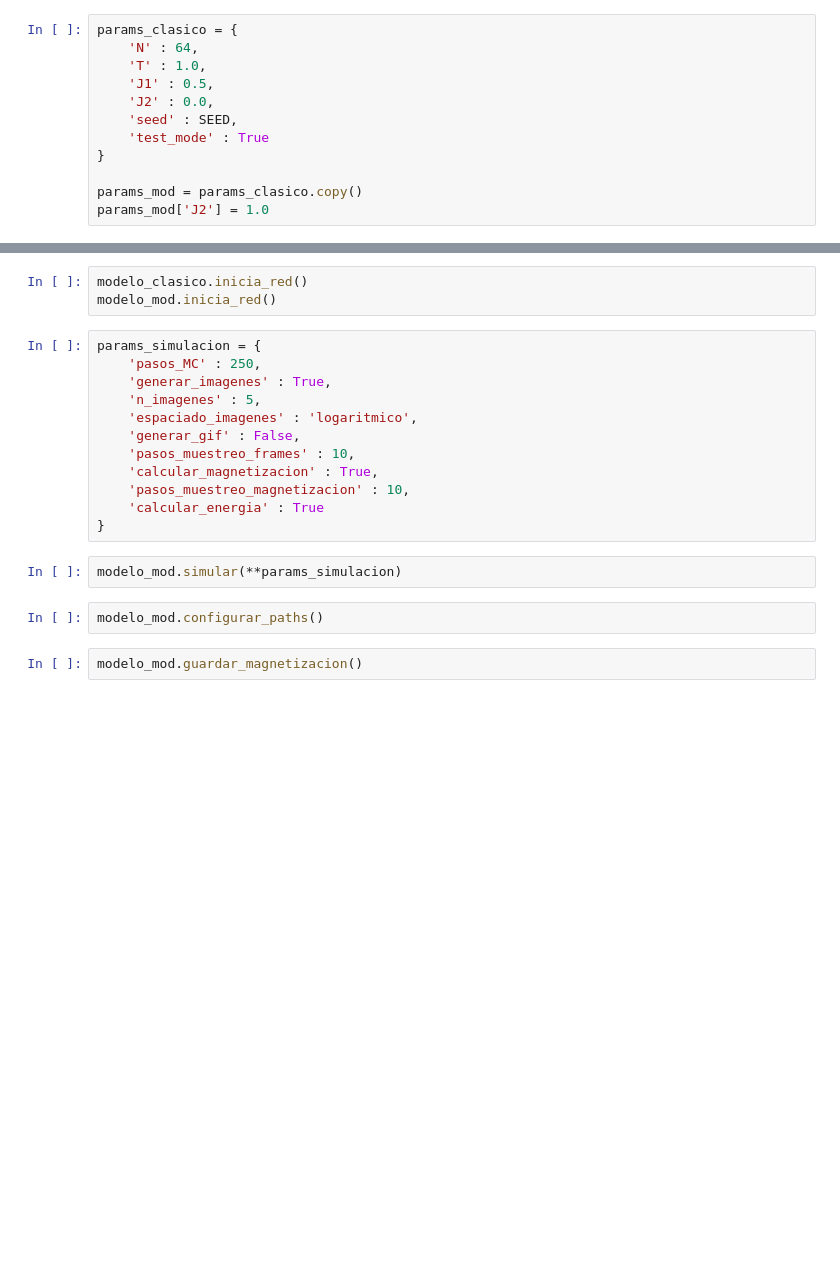
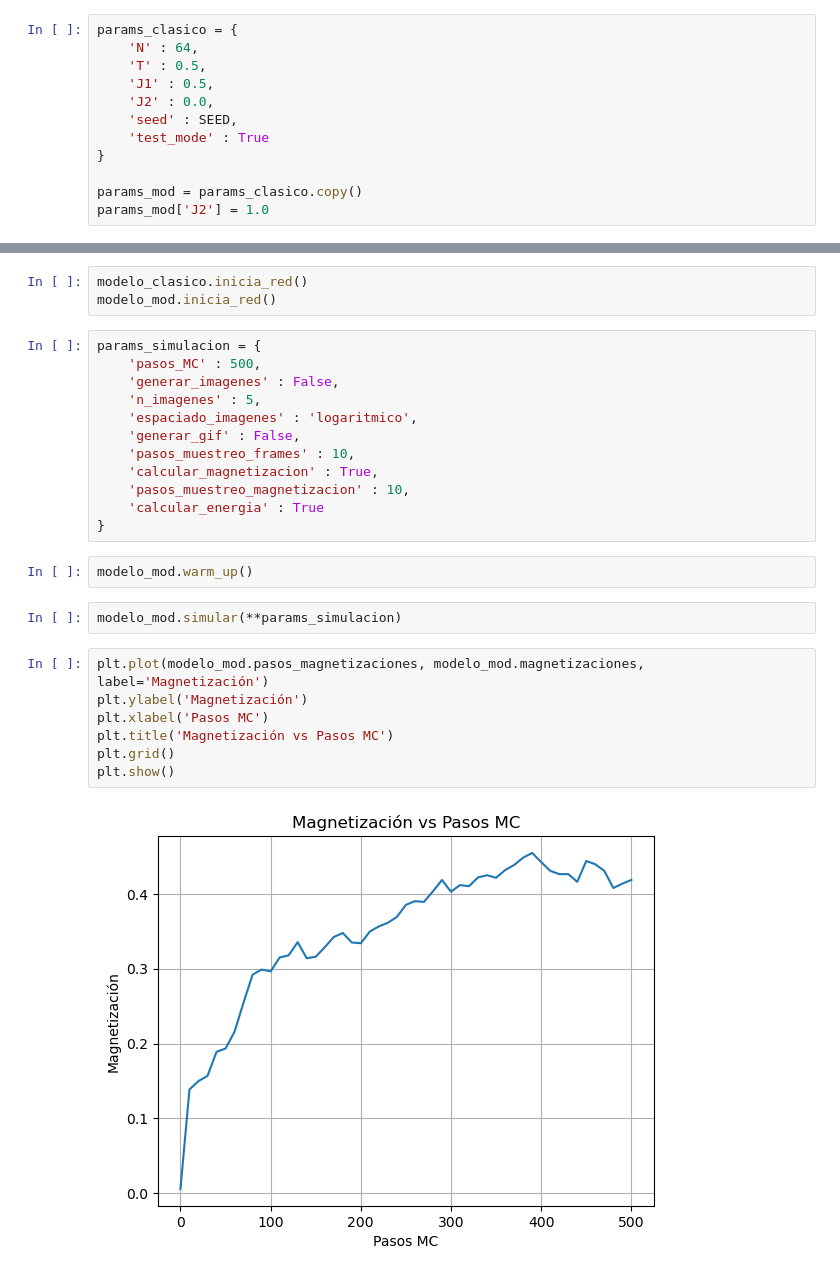
Before and after one commit to MrIsCM/Ising-Model, a Jupyter notebook: pruebas.ipynb, the cells around one changed output, grey strips where cells are left out. Drawn from its saved outputs; the diff is of its cells as text; blank space fills up the shorter version.

```diff
--- a/pruebas.ipynb
+++ b/pruebas.ipynb
@@ -7,7 +7,7 @@ SEED = 42
 # %%
 params_clasico = {
     'N' : 64,
-    'T' : 1.0,
+    'T' : 0.5,
     'J1' : 0.5,
     'J2' : 0.0,
     'seed' : SEED,
@@ -24,8 +24,8 @@ modelo_clasico.inicia_red()
 modelo_mod.inicia_red()
 # %%
 params_simulacion = {
-    'pasos_MC' : 250,
-    'generar_imagenes' : True,
+    'pasos_MC' : 500,
+    'generar_imagenes' : False,
     'n_imagenes' : 5,
     'espaciado_imagenes' : 'logaritmico',
     'generar_gif' : False,
@@ -34,9 +34,16 @@ params_simulacion = {
     'pasos_muestreo_magnetizacion' : 10,
     'calcular_energia' : True
 }
+# %%
+modelo_mod.warm_up()
 # %%
 modelo_mod.simular(**params_simulacion)
-# %%
-modelo_mod.configurar_paths()
-# %%
-modelo_mod.guardar_magnetizacion()
+# %%
+plt.plot(modelo_mod.pasos_magnetizaciones, modelo_mod.magnetizaciones, label='Magnetización')
+plt.ylabel('Magnetización')
+plt.xlabel('Pasos MC')
+plt.title('Magnetización vs Pasos MC')
+plt.grid()
+plt.show()
+# %% [output]
+[figure, added]
```
Also changed, not shown: parts of 3 cells of this notebook, 1 other file.
